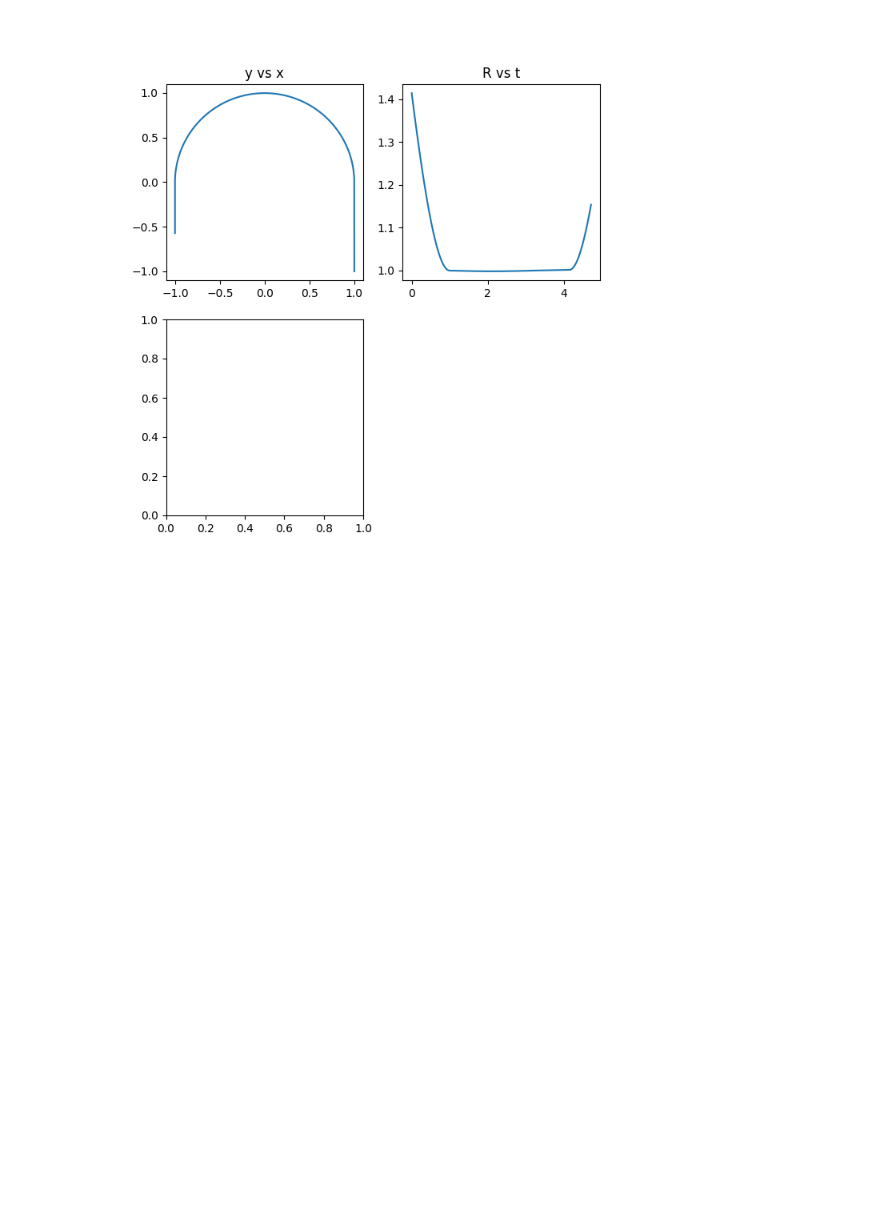
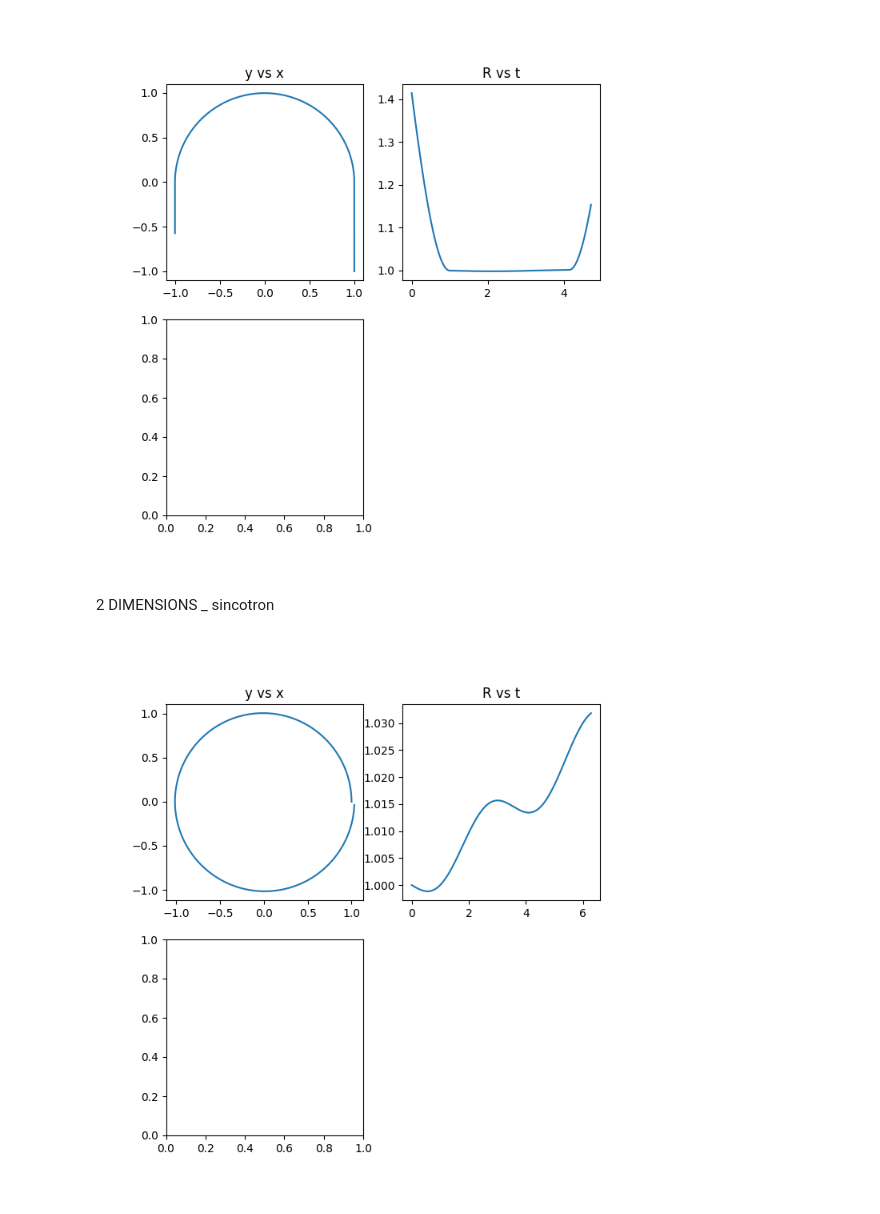
Before and after one commit to Proyecto-AP/Aceleradores, a Jupyter notebook: PART_1.ipynb, the cells around one changed output. Drawn from its saved outputs; the diff is of its cells as text; code cells hidden in the pictures; blank space fills up the shorter version.

```diff
--- a/PART_1.ipynb
+++ b/PART_1.ipynb
@@ -112,3 +109,63 @@ def Update2(i):
 Animation2 = anim.FuncAnimation(fig2,Update2,frames=len(tt),init_func=init2)
 # %% [output]
 [figure]
+# %% [markdown]
+2 DIMENSIONS _ sincotron
+# %%
+
+t3=np.linspace(0,2*np.pi,1000)
+dt3=t3[2]-t3[1]
+R3=np.zeros((len(t3),2))
+V3=np.zeros_like(R)
+A3=np.zeros_like(R)
+
+#Condiciones iniciales
+V3[0]=np.array([0,1])
+R3[0]=np.array([1,0])
+normv2=np.linalg.norm(V3[0])
+A3[0,0]=-q*normv2*B*R3[0,0]/np.linalg.norm(R3[0])/m
+A3[0,1]=-q*normv2*B*R3[0,1]/np.linalg.norm(R3[0])/m
+norms3=[]
+norms3.append(np.linalg.norm(R3[0]))
+
+#integracion
+for i in range(1,len(t3)):
+    normv3=np.linalg.norm(V2[i-1])
+    A3[i,0]=-q*normv3*B*R3[i-1,0]/np.linalg.norm(R3[i-1])/m
+    A3[i,1]=-q*normv3*B*R3[i-1,1]/np.linalg.norm(R3[i-1])/m
+    V3[i]=V3[i-1]+A3[i-1]*dt3
+    R3[i]=R3[i-1]+V3[i]*dt3
+    norms3.append(np.linalg.norm(R3[i]))
+
+
+fig3=plt.figure(figsize=(7,7))
+ax13=fig3.add_subplot(221)
+ax23=fig3.add_subplot(222)
+ax13.plot(R3[:,0],R3[:,1])
+ax23.plot(t3,norms3)
+ax13.set_title("y vs x")
+ax23.set_title("R vs t")
+#Animacion
+
+ax33=fig3.add_subplot(223)
+
+scale = 20
+tt3 = t3[::scale]
+R13=R3[::scale]
+def init3():
+
+    ax33.clear()
+    ax33.set_title("Animacion")
+    ax33.set_xlim(-1.1,1.1)
+    ax33.set_ylim(-1.1,1.1)
+
+
+def Update3(i):
+    init3()
+    x=R13[i,0]
+    y=R13[i,1]
+    circulo=plt.Circle((x,y),0.05,color="r",fill=True)
+    ax33.add_patch(circulo)
+Animation3 = anim.FuncAnimation(fig3,Update3,frames=len(tt3),init_func=init3)
+# %% [output]
+[figure, added]
```
Also changed, not shown: parts of 4 cells of this notebook.
